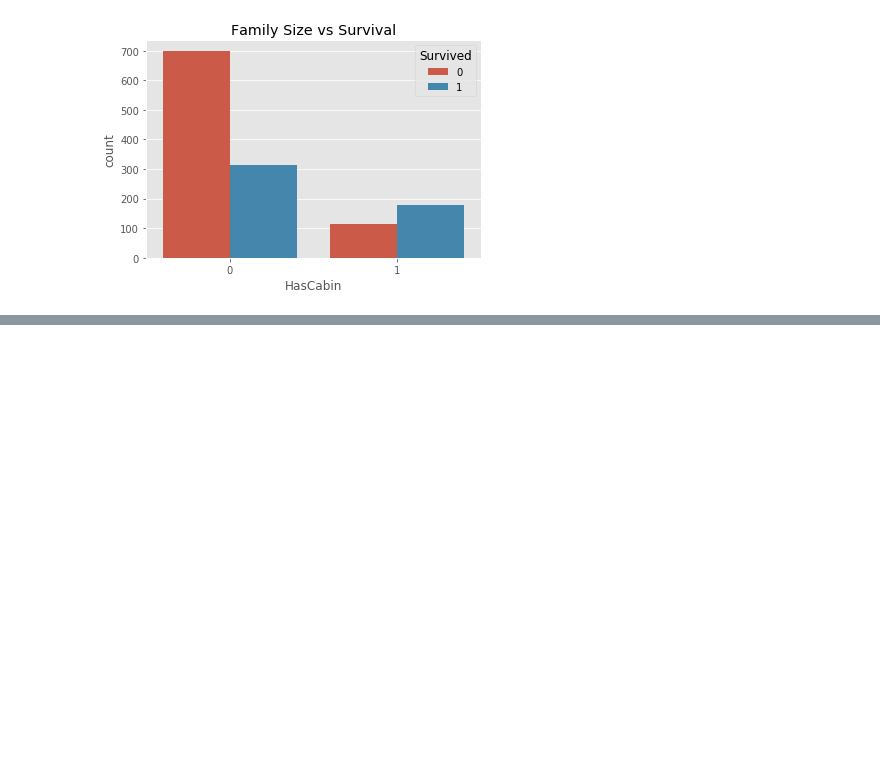
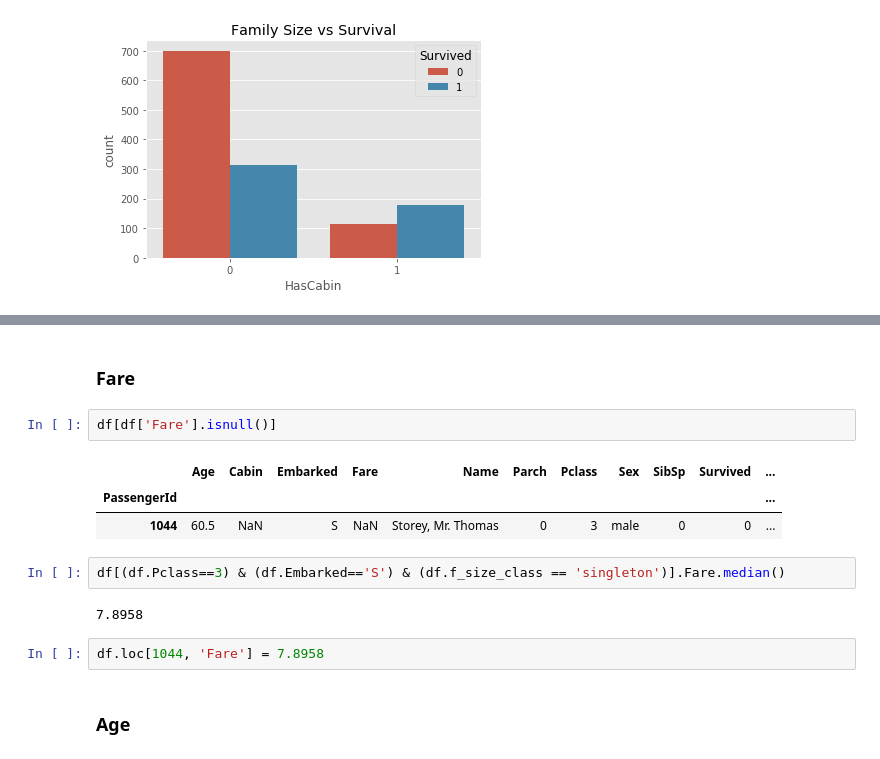
Before and after one commit to Akorra/Kaggle_Titanic, a Jupyter notebook: EDA.ipynb, the cells around one changed output, grey strips where cells are left out. Drawn from its saved outputs; the diff is of its cells as text; blank space fills up the shorter version.

```diff
--- a/EDA.ipynb
+++ b/EDA.ipynb
@@ -133,0 +181,16 @@ plt.show()
+# %% [markdown]
+### Fare
+# %%
+df[df['Fare'].isnull()]
+# %% [output]
+|  | Age | Cabin | Embarked | Fare | Name | Parch | Pclass | Sex | SibSp | Survived | ... |
+| PassengerId |  |  |  |  |  |  |  |  |  |  | ... |
+| 1044 | 60.5 | NaN | S | NaN | Storey, Mr. Thomas | 0 | 3 | male | 0 | 0 | ... |
+# %%
+df[(df.Pclass==3) & (df.Embarked=='S') & (df.f_size_class == 'singleton')].Fare.median()
+# %% [output]
+7.8958
+# %%
+df.loc[1044, 'Fare'] = 7.8958
+# %% [markdown]
+### Age
```
Also changed, not shown: parts of 12 cells of this notebook.
